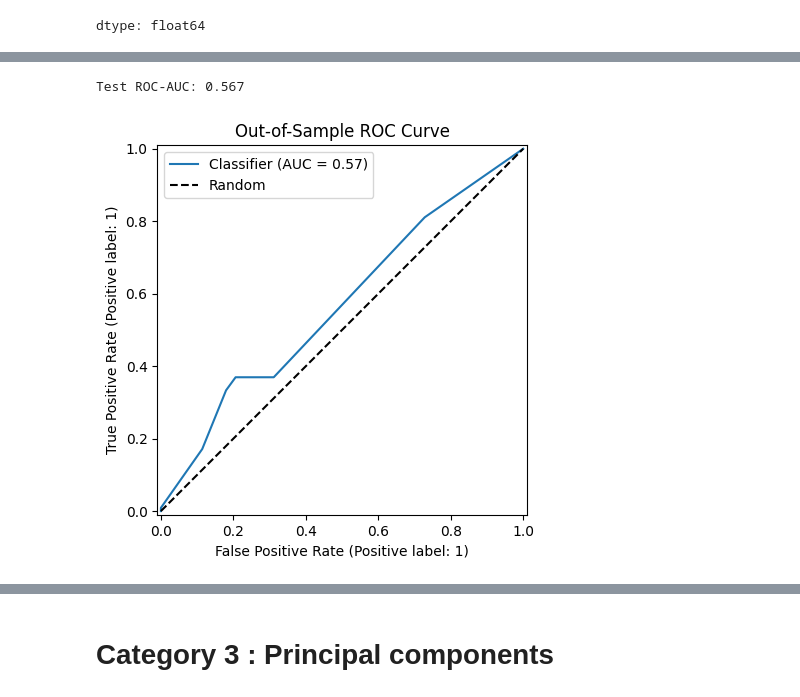
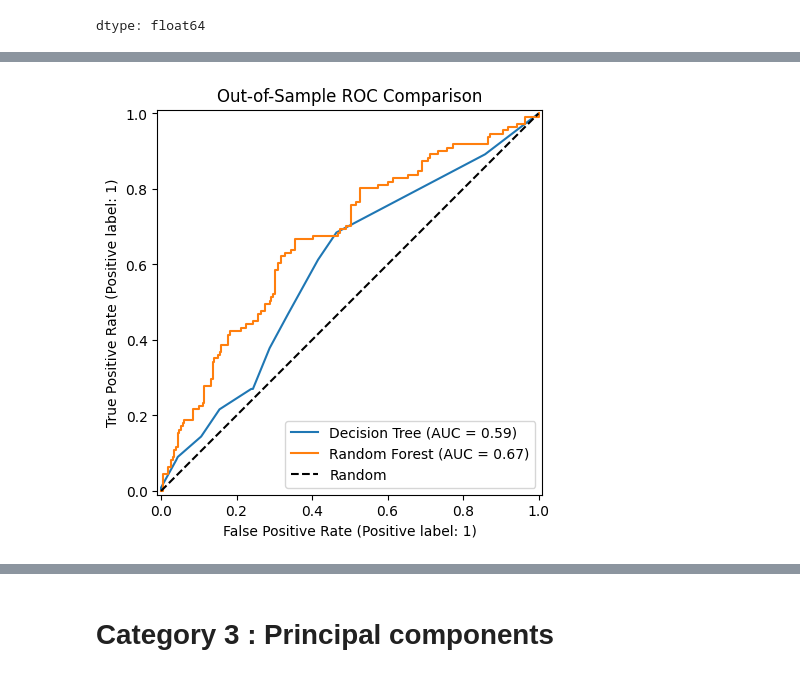
Before and after one commit to KateYANG93/ExData_Plotting1, a Jupyter notebook: Machine_Learning_in_Finance_Group_Work_Project_.ipynb, the cells around one changed output, grey strips where cells are left out. Cells and saved outputs as stored; diff of their text form; code cells hidden in the pictures.

```diff
--- a/Machine_Learning_in_Finance_Group_Work_Project_.ipynb
+++ b/Machine_Learning_in_Finance_Group_Work_Project_.ipynb
@@ -213,0 +230,20 @@ plt.show()
+# %%
+search_rf = GridSearchCV(
+    RandomForestClassifier(
+        n_estimators=100,
+        random_state=42,
+        n_jobs=-1
+    ),
+    params,  # Same hyperparameter grid
+    cv=cv,
+    scoring="roc_auc"
+)
+
+search_rf.fit(X_train, y_train)
+
+rf = search_rf.best_estimator_
+prob_rf = rf.predict_proba(X_test)[:, 1]
+
+print("Best parameters:", search_rf.best_params_)
+print("CV AUC:", round(search_rf.best_score_, 3))
+print("Test AUC:", round(roc_auc_score(y_test, prob_rf), 3))
@@ -214,13 +258,16 @@ plt.show()
 # %%
-prob = model.predict_proba(X_test)[:, 1]
+fig, ax = plt.subplots(figsize=(7, 5))
 
-print("Test ROC-AUC:", round(roc_auc_score(y_test, prob), 3))
+RocCurveDisplay.from_predictions(
+    y_test, prob, name="Decision Tree", ax=ax
+)
+RocCurveDisplay.from_predictions(
+    y_test, prob_rf, name="Random Forest", ax=ax
+)
 
-RocCurveDisplay.from_predictions(y_test, prob)
-plt.plot([0, 1], [0, 1], "k--", label="Random")
-plt.title("Out-of-Sample ROC Curve")
-plt.legend()
+ax.plot([0, 1], [0, 1], "k--", label="Random")
+ax.set_title("Out-of-Sample ROC Comparison")
+ax.legend()
 plt.show()
 # %% [output]
-Test ROC-AUC: 0.567
-[figure, old version]
+[figure, new version]
```
Also changed, not shown: parts of 19 cells of this notebook.
